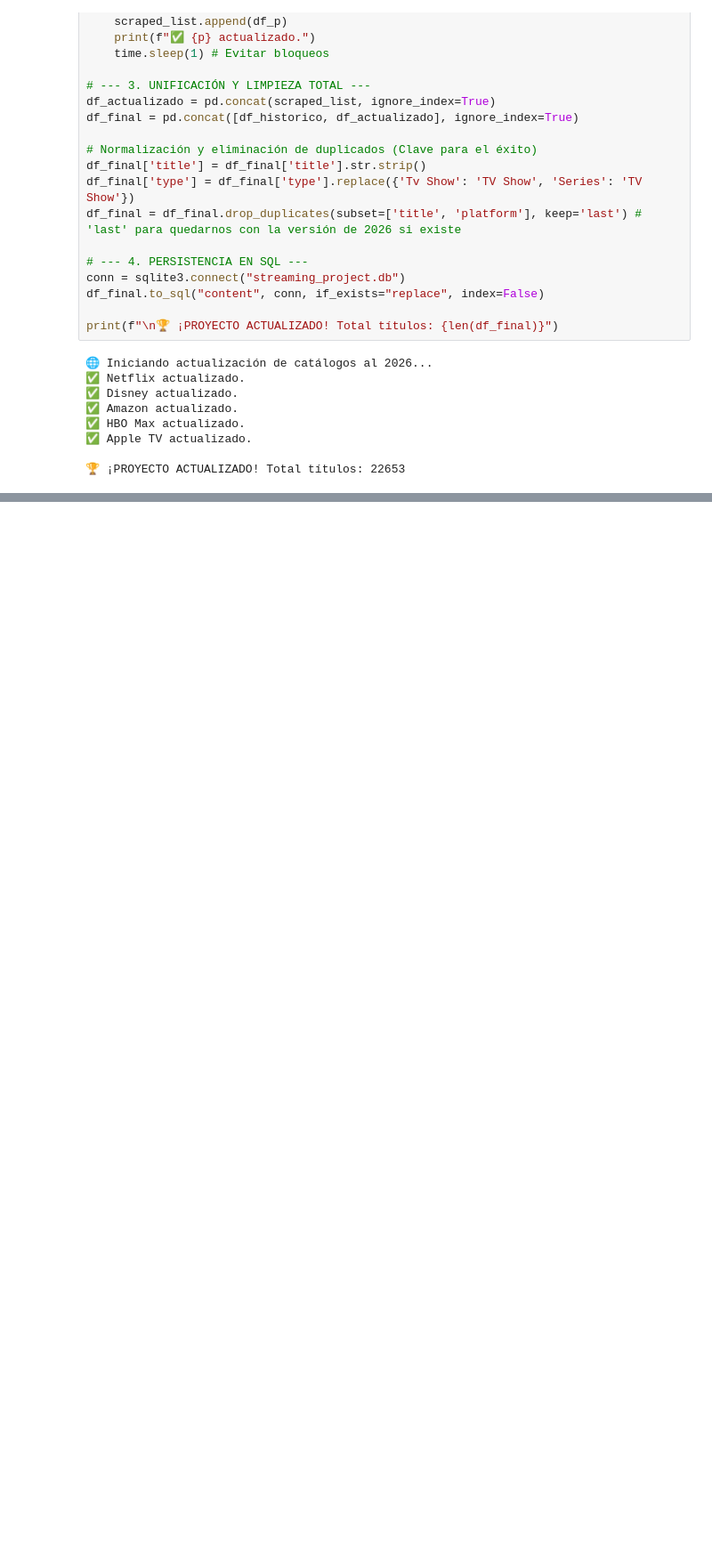
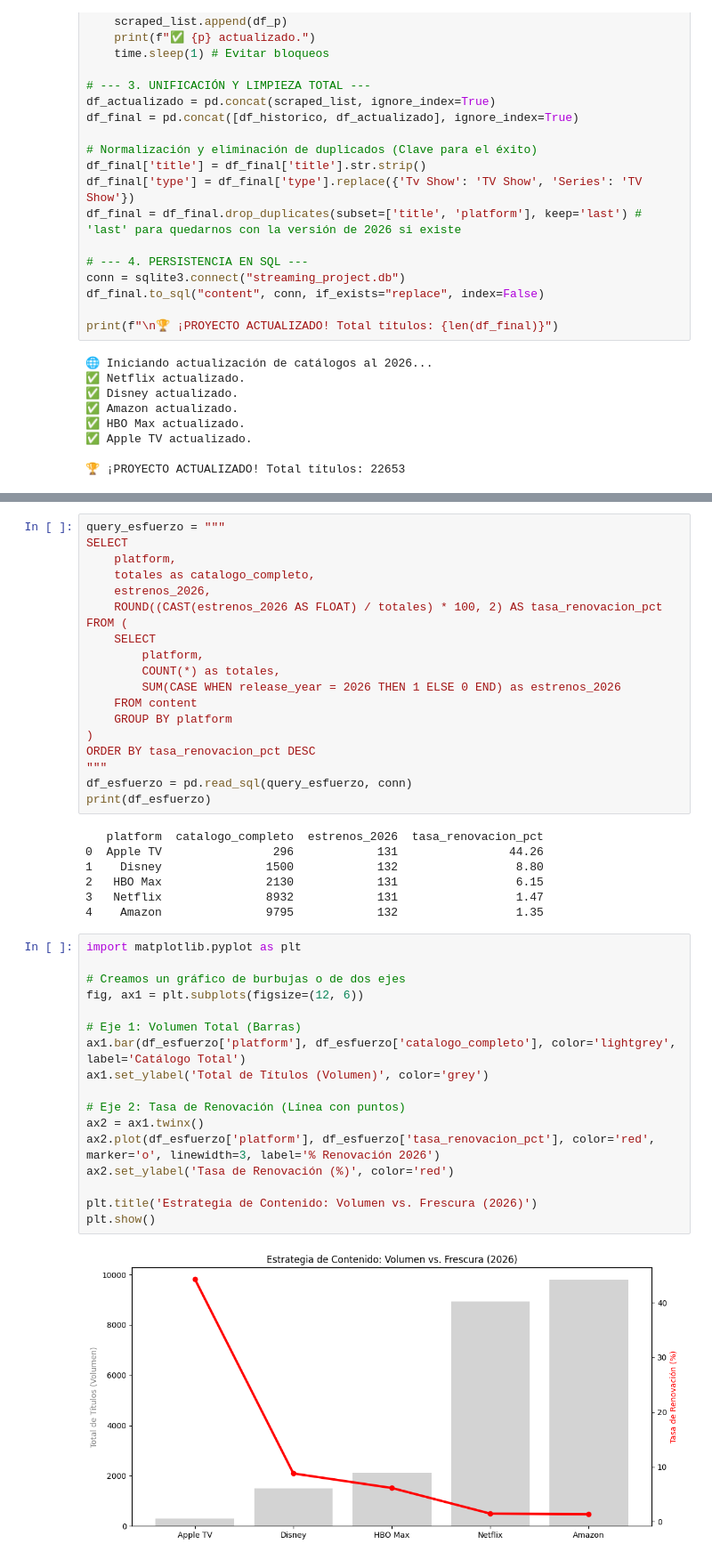
Before and after one commit to alberto96A/Streaming-Market-Intelligence, a Jupyter notebook: main.ipynb, the cells around one changed output, grey strips where cells are left out. Shown at 89% size. Saved outputs shown, nothing was run; the diff lists cells and outputs as text; blank space fills up the shorter version.

Commit message:
update: df updated to 2026 and final visual insights

```diff
--- a/main.ipynb
+++ b/main.ipynb
@@ -164,0 +154,45 @@ print(f"\n🏆 ¡PROYECTO ACTUALIZADO! Total títulos: {len(df_final)}")
+# %%
+query_esfuerzo = """
+SELECT
+    platform,
+    totales as catalogo_completo,
+    estrenos_2026,
+    ROUND((CAST(estrenos_2026 AS FLOAT) / totales) * 100, 2) AS tasa_renovacion_pct
+FROM (
+    SELECT
+        platform,
+        COUNT(*) as totales,
+        SUM(CASE WHEN release_year = 2026 THEN 1 ELSE 0 END) as estrenos_2026
+    FROM content
+    GROUP BY platform
+)
+ORDER BY tasa_renovacion_pct DESC
+"""
+df_esfuerzo = pd.read_sql(query_esfuerzo, conn)
+print(df_esfuerzo)
+# %% [output]
+   platform  catalogo_completo  estrenos_2026  tasa_renovacion_pct
+0  Apple TV                296            131                44.26
+1    Disney               1500            132                 8.80
+2   HBO Max               2130            131                 6.15
+3   Netflix               8932            131                 1.47
+4    Amazon               9795            132                 1.35
+# %%
+import matplotlib.pyplot as plt
+
+# Creamos un gráfico de burbujas o de dos ejes
+fig, ax1 = plt.subplots(figsize=(12, 6))
+
+# Eje 1: Volumen Total (Barras)
+ax1.bar(df_esfuerzo['platform'], df_esfuerzo['catalogo_completo'], color='lightgrey', label='Catálogo Total')
+ax1.set_ylabel('Total de Títulos (Volumen)', color='grey')
+
+# Eje 2: Tasa de Renovación (Línea con puntos)
+ax2 = ax1.twinx()
+ax2.plot(df_esfuerzo['platform'], df_esfuerzo['tasa_renovacion_pct'], color='red', marker='o', linewidth=3, label='% Renovación 2026')
+ax2.set_ylabel('Tasa de Renovación (%)', color='red')
+
+plt.title('Estrategia de Contenido: Volumen vs. Frescura (2026)')
+plt.show()
+# %% [output]
+[figure, added]
```
Also changed, not shown: parts of 10 cells of this notebook.
